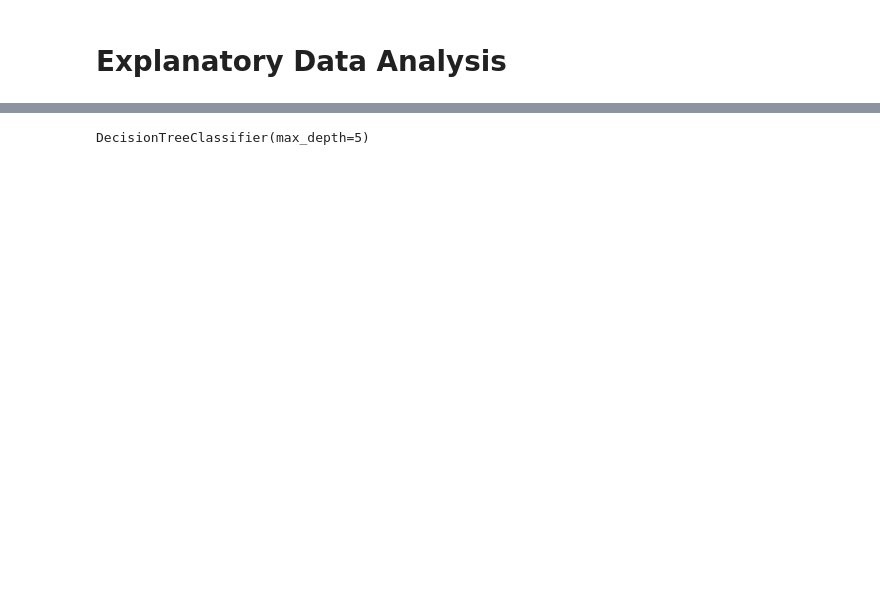
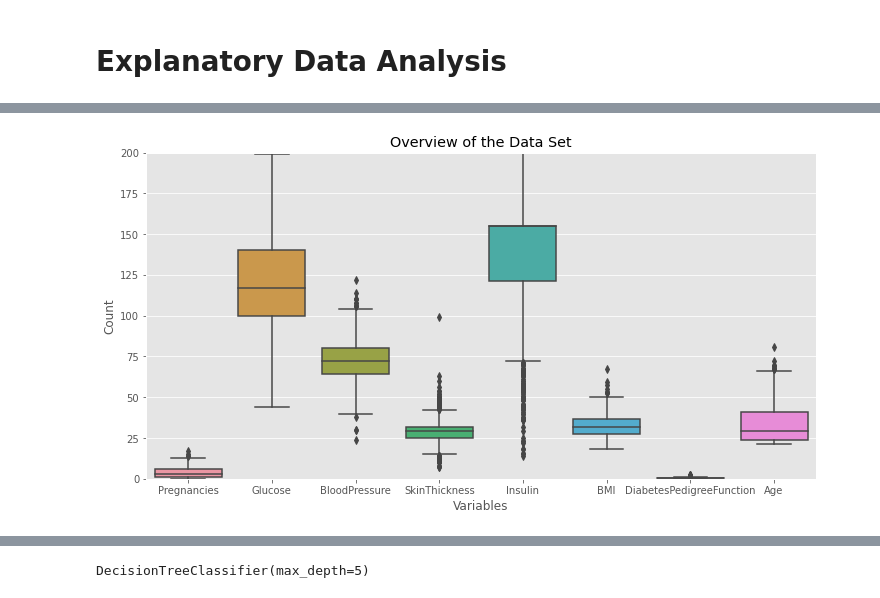
Before and after one commit to StanleyMasinde/pima-modelling, a Jupyter notebook: models/dec_tree.ipynb, the cells around one changed output, grey strips where cells are left out. Drawn from its saved outputs; the diff is of its cells as text; code cells hidden in the pictures; blank space fills up the shorter version.

```diff
--- a/models/dec_tree.ipynb
+++ b/models/dec_tree.ipynb
@@ -48,3 +80,15 @@ None
+# %%
+# box plot
+plt.style.use('ggplot') # Using ggplot2 style visuals
+
+f, ax = plt.subplots(figsize=(12,6))
+ax.set(ylim=(-.05, 200))
+plt.xlabel('Variables')
+plt.ylabel('Count')
+plt.title("Overview of the Data Set")
+ax = sns.boxplot(data = df)
+# %% [output]
+[figure, added]
 # %%
 # data preprocessing
 zero_not_accepted = ['Glucose', 'BloodPressure', 'SkinThickness', 'BMI', 'Insulin']
```
Also changed, not shown: parts of 3 cells of this notebook, 1 other file.
